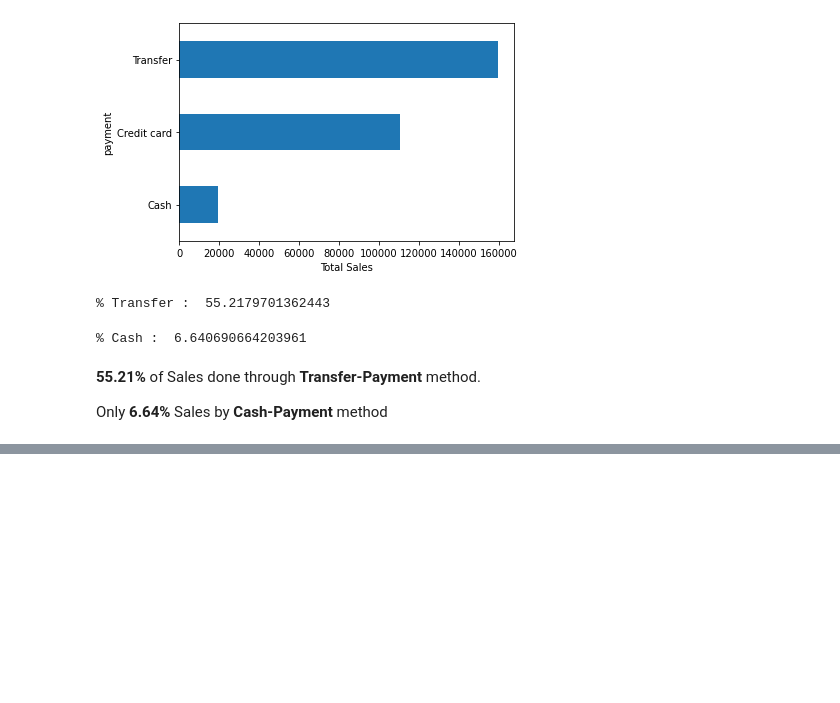
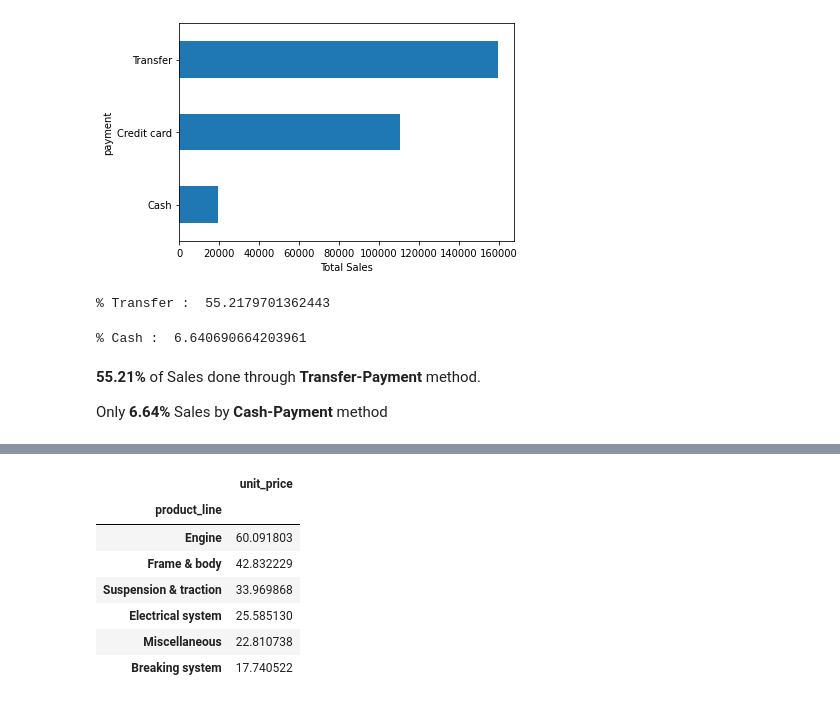
Before and after one commit to naseemap47/MotorcycleParts-DataAnalysis-python, a Jupyter notebook: jupyter_notebook.ipynb, the cells around one changed output, grey strips where cells are left out. Saved outputs shown, nothing was run; the diff lists cells and outputs as text; code cells hidden in the pictures; blank space fills up the shorter version.

```diff
--- a/jupyter_notebook.ipynb
+++ b/jupyter_notebook.ipynb
@@ -64,0 +88,12 @@ Only **6.64%** Sales by **Cash-Payment** method
+# %%
+data_frame = pd.DataFrame(data.groupby('product_line')['unit_price'].mean().sort_values(ascending=False))
+data_frame
+# %% [output]
+|  | unit_price |
+| product_line |  |
+| Engine | 60.091803 |
+| Frame & body | 42.832229 |
+| Suspension & traction | 33.969868 |
+| Electrical system | 25.585130 |
+| Miscellaneous | 22.810738 |
+| Breaking system | 17.740522 |
```
Also changed, not shown: parts of 7 cells of this notebook.
